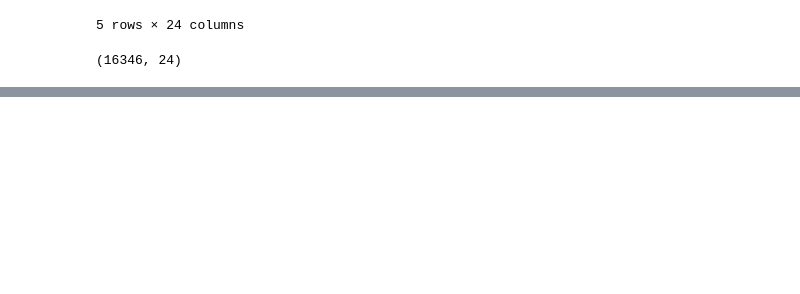
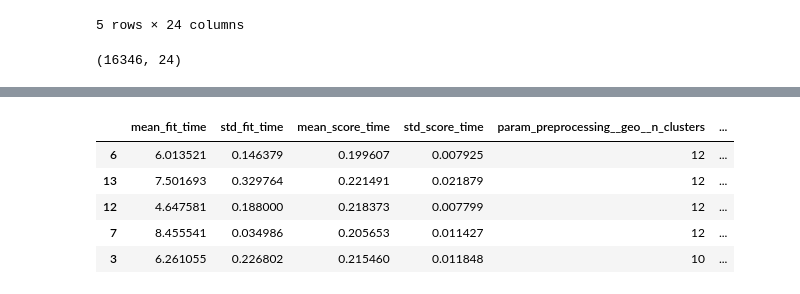
Before and after one commit to hassin070/hands_on_ML_, a Jupyter notebook: chapter_2.ipynb, the cells around one changed output, grey strips where cells are left out. Cells and saved outputs as stored; diff of their text form; code cells hidden in the pictures; blank space fills up the shorter version.

```diff
--- a/chapter_2.ipynb
+++ b/chapter_2.ipynb
@@ -720,0 +740,4 @@ housing_prepared.shape
+# %%
+from sklearn.linear_model import LinearRegression
+regressor = make_pipeline(preprocessing, LinearRegression())
+regressor.fit(housing, housing_labels)
@@ -720,0 +901,10 @@ housing_prepared.shape
+# %%
+cv_results = pd.DataFrame(grid_search.cv_results_)
+cv_results.sort_values(by='mean_test_score', ascending=False).head()
+# %% [output]
+|  | mean_fit_time | std_fit_time | mean_score_time | std_score_time | param_preprocessing__geo__n_clusters | ... |
+| 6 | 6.013521 | 0.146379 | 0.199607 | 0.007925 | 12 | ... |
+| 13 | 7.501693 | 0.329764 | 0.221491 | 0.021879 | 12 | ... |
+| 12 | 4.647581 | 0.188000 | 0.218373 | 0.007799 | 12 | ... |
+| 7 | 8.455541 | 0.034986 | 0.205653 | 0.011427 | 12 | ... |
+| 3 | 6.261055 | 0.226802 | 0.215460 | 0.011848 | 10 | ... |
```
Also changed, not shown: parts of 35 cells of this notebook.
